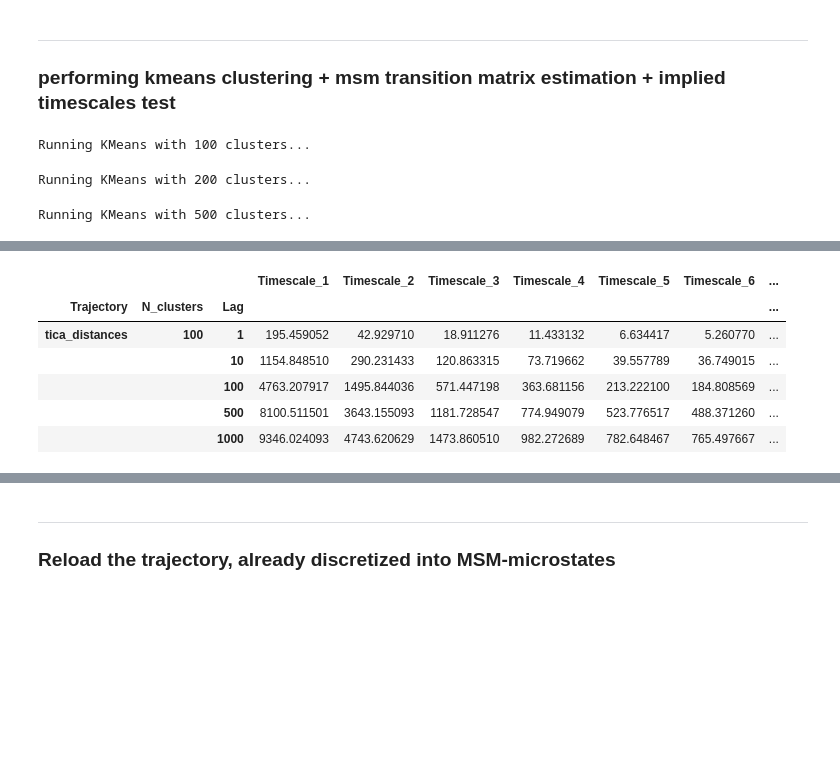
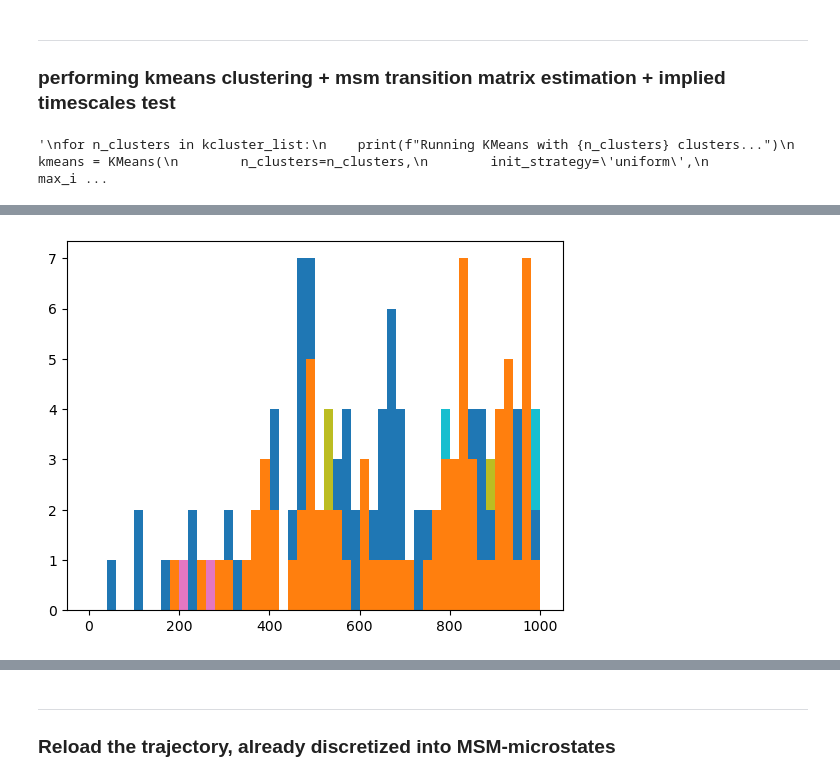
Before and after one commit to miriamzara/MSM, a Jupyter notebook: step_3new_msm_construction.ipynb, the cells around one changed output, grey strips where cells are left out. Drawn from its saved outputs; the diff is of its cells as text; code cells hidden in the pictures; blank space fills up the shorter version.

Commit message:
connected sets?

```diff
--- a/step_3new_msm_construction.ipynb
+++ b/step_3new_msm_construction.ipynb
@@ -166,11 +167,12 @@ plt.show()
 kcluster_list = [100, 200, 500]
 
 
+"""
 for n_clusters in kcluster_list:
     print(f"Running KMeans with {n_clusters} clusters...")
     kmeans = KMeans(
         n_clusters=n_clusters,
-        init_strategy='uniform',
+        init_strategy='kmeans++',
         max_iter=100,
         fixed_seed=13,
         n_jobs=8,
@@ -182,14 +184,12 @@ for n_clusters in kcluster_list:
         discretized_trajectories = kmeans.transform(traj)
         model = kmeans.fetch_model() # fetches the latest model, containing all important information
         np.savez(f"intermediate_outputs/kmeans/{n_clusters}clusters_{traj_name}", traj = discretized_trajectories, centers = model.cluster_centers)
+"""
 # %% [output]
-Running KMeans with 100 clusters...
+'\nfor n_clusters in kcluster_list:\n    print(f"Running KMeans with {n_clusters} clusters...")\n    kmeans = KMeans(\n        n_clusters=n_clusters,\n        init_strategy=\'uniform\',\n        max_i ...
-Running KMeans with 200 clusters...
-Running KMeans with 500 clusters...
 # %%
-import pandas as pd
-
-lagtimes = np.array([1, 10, 100, 500, 1000])
+trajectories_labels = ["tica_distances", "pca_distances", "tica_dihedrals", "pca_dihedrals"]
+lagtimes = np.array([10, 100, 200, 300, 400, 500, 1000])
 
 df = pd.DataFrame(
     index=pd.MultiIndex.from_product(
@@ -200,31 +200,30 @@ df = pd.DataFrame(
     dtype=float
 )
 
-for traj_name in trajectories_labels:
-    for n_clusters in kcluster_list:
+strongly_connected_sets_counts = {}
+weakly_connected_sets_counts = {}
 
-        data = np.load(
-            f"intermediate_outputs/kmeans/{n_clusters}clusters_{traj_name}.npz"
-        )
+for n_clusters in kcluster_list:
+    for traj_name in trajectories_labels:
 
+        data = np.load(f"intermediate_outputs/kmeans/{n_clusters}clusters_{traj_name}.npz")
         dtraj = data["traj"]
+        populated_clusters = np.unique(dtraj)
+        print(f"Trajectory: {traj_name}, Clusters: {n_clusters}, Populated clusters: {len(populated_clusters)} / {n_clusters}")
 
+
+        counts = np.bincount(dtraj)
+        plt.hist(counts, bins=50, range = (1, 1000), log=False)
+        """
         for lag in lagtimes:
             tce = TransitionCountEstimator(
                 lagtime=lag,
-                count_mode="sliding"
+                count_mode="sliding-effective"
             )
             C = tce.fit(dtraj).fetch_model()
-
-            msm = MaximumLikelihoodMSM().fit(C).fetch_model()
-
-            its = msm.timescales(k=10)
-
-            cols = [f"Timescale_{i}" for i in range(1, len(its) + 1)]
-            df.loc[(traj_name, n_clusters, lag), cols] = its
-
-df.to_csv("intermediate_outputs/implied_timescales.csv")
-
-
-df.head()
+        """
+            #print(f"Features: {traj_name}, clusters: {n_clusters}, lag: {lag}")
+            #print("Weakly connected sets:", len(C.connected_sets(directed=False)))
+            #print("Strongly connected sets:", len(C.connected_sets(directed=True)))
+            #strongly_connected_sets_counts[(traj_name, n_clusters, lag)] = len(C.connected_sets(directed=True))
 # %% [output]
@@ -248,7 +242 @@ Skipping state set [480] due to error in estimation: Some row and corresponding
-|  |  |  | Timescale_1 | Timescale_2 | Timescale_3 | Timescale_4 | Timescale_5 | Timescale_6 | ... |
-| Trajectory | N_clusters | Lag |  |  |  |  |  |  | ... |
-| tica_distances | 100 | 1 | 195.459052 | 42.929710 | 18.911276 | 11.433132 | 6.634417 | 5.260770 | ... |
-|  |  | 10 | 1154.848510 | 290.231433 | 120.863315 | 73.719662 | 39.557789 | 36.749015 | ... |
-|  |  | 100 | 4763.207917 | 1495.844036 | 571.447198 | 363.681156 | 213.222100 | 184.808569 | ... |
-|  |  | 500 | 8100.511501 | 3643.155093 | 1181.728547 | 774.949079 | 523.776517 | 488.371260 | ... |
-|  |  | 1000 | 9346.024093 | 4743.620629 | 1473.860510 | 982.272689 | 782.648467 | 765.497667 | ... |
+[figure, added]
```
Also changed, not shown: parts of 5 cells of this notebook, 2 other files.
